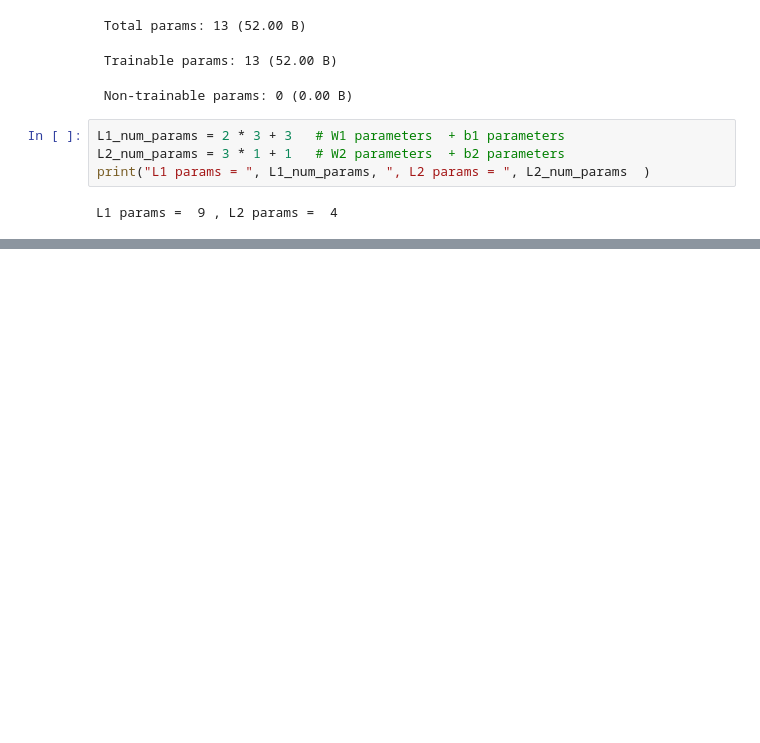
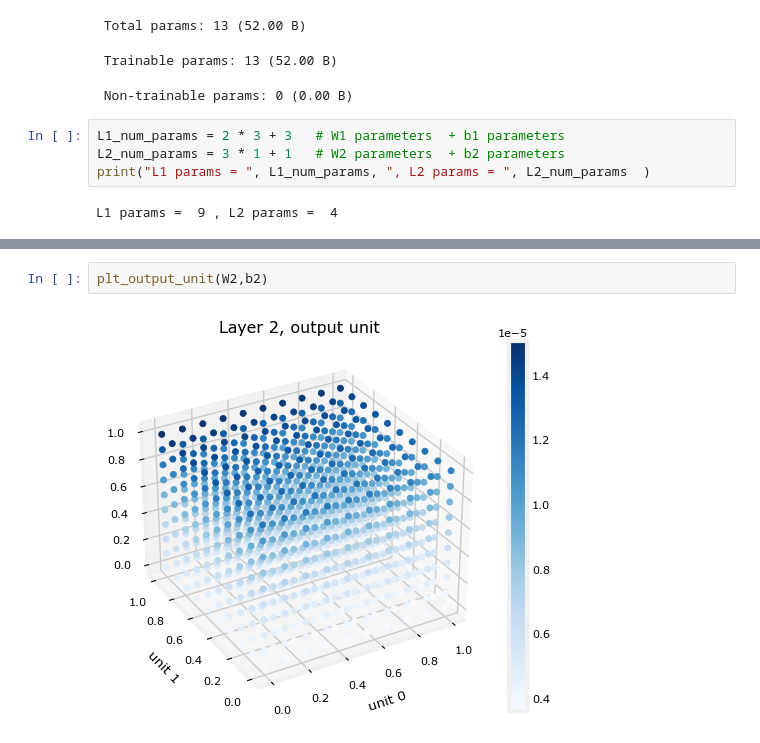
Before and after one commit to didulanthaisuru/neural_networks_A_to_Z, a Jupyter notebook: labs/lab_2_simple_neural_network.ipynb, the cells around one changed output, grey strips where cells are left out. Drawn from its saved outputs; the diff is of its cells as text; blank space fills up the shorter version.

```diff
--- a/labs/lab_2_simple_neural_network.ipynb
+++ b/labs/lab_2_simple_neural_network.ipynb
@@ -112,0 +212,4 @@ L1 params =  9 , L2 params =  4
+# %%
+plt_output_unit(W2,b2)
+# %% [output]
+[figure, added]
```
Also changed, not shown: parts of 8 cells of this notebook.
